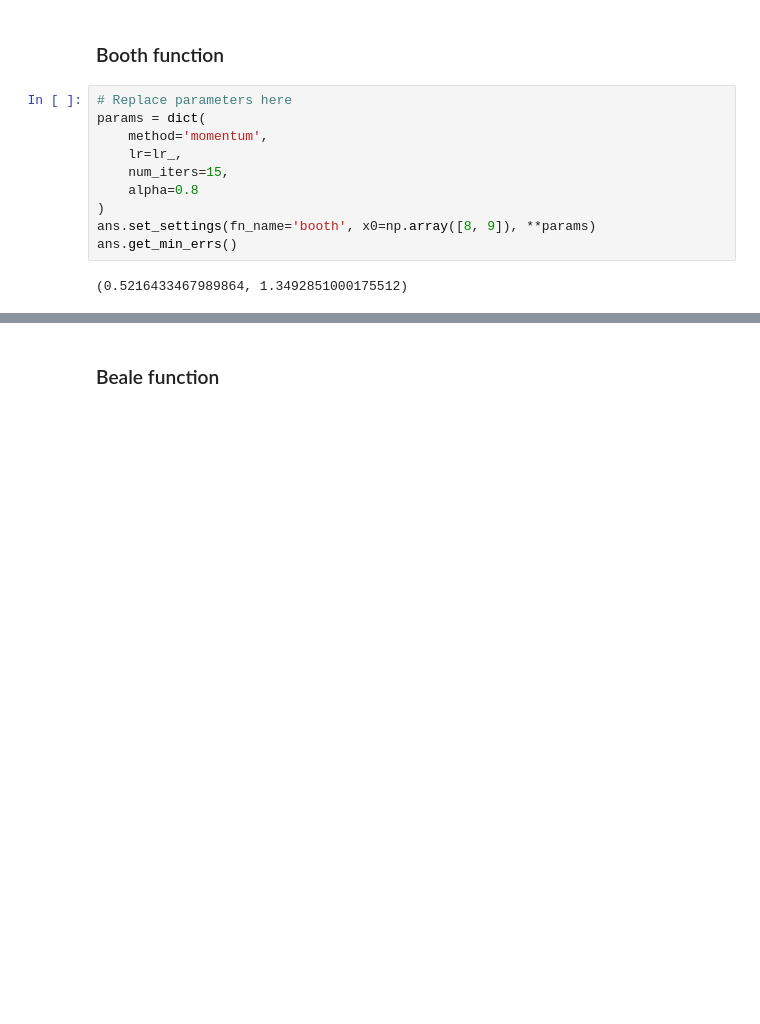
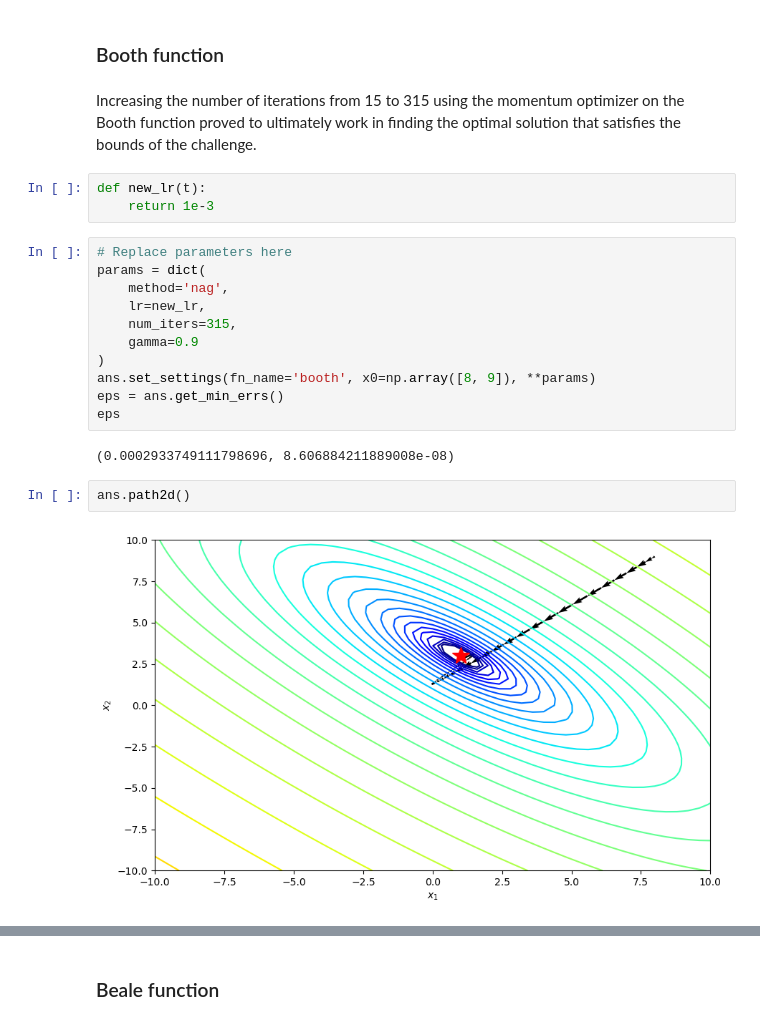
Before and after one commit to isaacdsloan/ee127_project, a Jupyter notebook: opt_algos.ipynb, the cells around one changed output, grey strips where cells are left out. Cells and saved outputs as stored; diff of their text form; blank space fills up the shorter version.

Commit message:
finished first 3 challenges

```diff
--- a/opt_algos.ipynb
+++ b/opt_algos.ipynb
@@ -515,15 +491,25 @@ ans.compare('momentum', lr=lambda t: 1e-4, num_iters=30)
 <span style="color:red">Place code in the below cells that demonstrates your results for each challenge. Each cell should end with `get_min_errs()` displaying the achieved error.</span>
 # %% [markdown]
 ### Booth function
+# %% [markdown]
+Increasing the number of iterations from 15 to 315 using the momentum optimizer on the Booth function proved to ultimately work in finding the optimal solution that satisfies the bounds of the challenge.
+# %%
+def new_lr(t):
+    return 1e-3
 # %%
 # Replace parameters here
 params = dict(
-    method='momentum',
-    lr=lr_,
-    num_iters=15,
-    alpha=0.8
+    method='nag',
+    lr=new_lr,
+    num_iters=315,
+    gamma=0.9
 )
 ans.set_settings(fn_name='booth', x0=np.array([8, 9]), **params)
-ans.get_min_errs()
+eps = ans.get_min_errs()
+eps
 # %% [output]
-(0.5216433467989864, 1.3492851000175512)
+(0.0002933749111798696, 8.606884211889008e-08)
+# %%
+ans.path2d()
+# %% [output]
+[figure, added]
```
Also changed, not shown: parts of 16 cells of this notebook.
